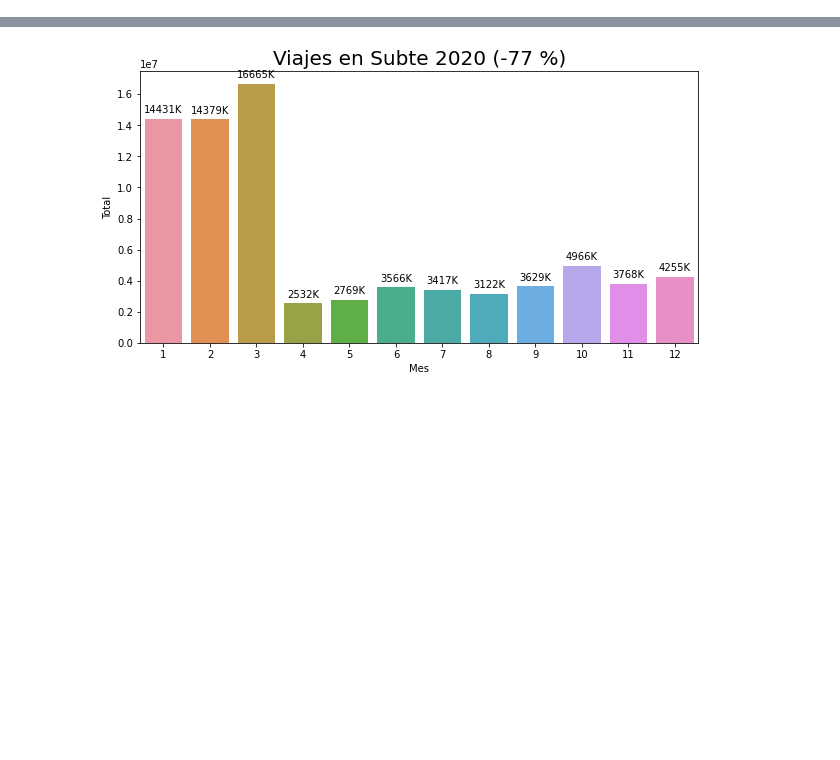
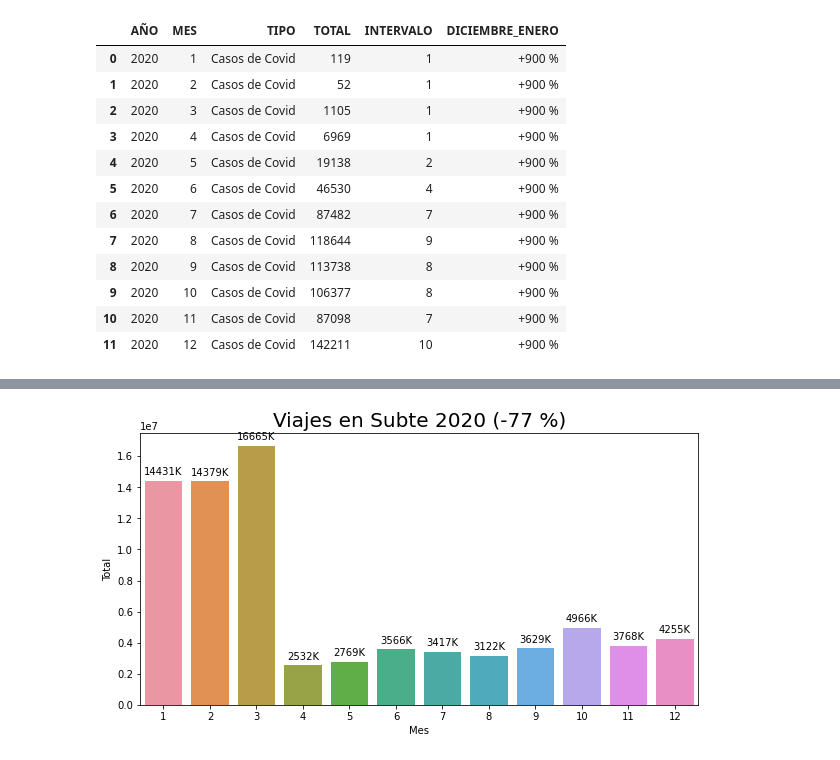
Before and after one commit to fernandorgonzalez/cursos-eant-python_data_analytics-proyecto, a Jupyter notebook: covid_transporte.ipynb, the cells around one changed output, grey strips where cells are left out. Drawn from its saved outputs; the diff is of its cells as text; code cells hidden in the pictures; blank space fills up the shorter version.

```diff
--- a/covid_transporte.ipynb
+++ b/covid_transporte.ipynb
@@ -23,2 +36,19 @@ df_covid = pd.read_excel(input_file_name_covid, sheet_name = input_sheet_name_co
+# %%
+df_covid = pd.read_excel(input_file_name_covid, sheet_name = input_sheet_name_covid)
+df_covid
+# %% [output]
+|  | AÑO | MES | TIPO | TOTAL | INTERVALO | DICIEMBRE_ENERO |
+| 0 | 2020 | 1 | Casos de Covid | 119 | 1 | +900 % |
+| 1 | 2020 | 2 | Casos de Covid | 52 | 1 | +900 % |
+| 2 | 2020 | 3 | Casos de Covid | 1105 | 1 | +900 % |
+| 3 | 2020 | 4 | Casos de Covid | 6969 | 1 | +900 % |
+| 4 | 2020 | 5 | Casos de Covid | 19138 | 2 | +900 % |
+| 5 | 2020 | 6 | Casos de Covid | 46530 | 4 | +900 % |
+| 6 | 2020 | 7 | Casos de Covid | 87482 | 7 | +900 % |
+| 7 | 2020 | 8 | Casos de Covid | 118644 | 9 | +900 % |
+| 8 | 2020 | 9 | Casos de Covid | 113738 | 8 | +900 % |
+| 9 | 2020 | 10 | Casos de Covid | 106377 | 8 | +900 % |
+| 10 | 2020 | 11 | Casos de Covid | 87098 | 7 | +900 % |
+| 11 | 2020 | 12 | Casos de Covid | 142211 | 10 | +900 % |
 # %%
 df_subte = pd.read_excel(input_file_name_subte, sheet_name = input_sheet_name_subte)
```
Also changed, not shown: parts of 15 cells of this notebook.
